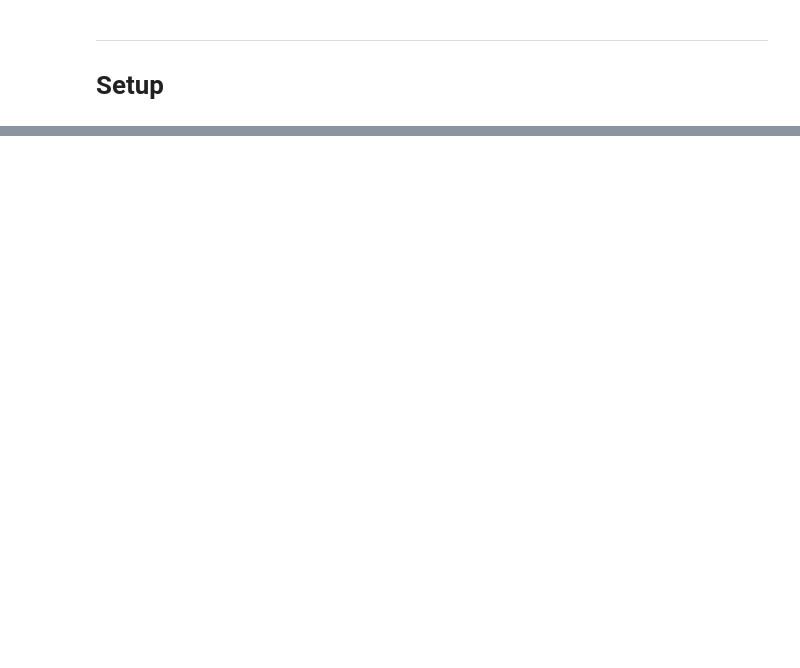
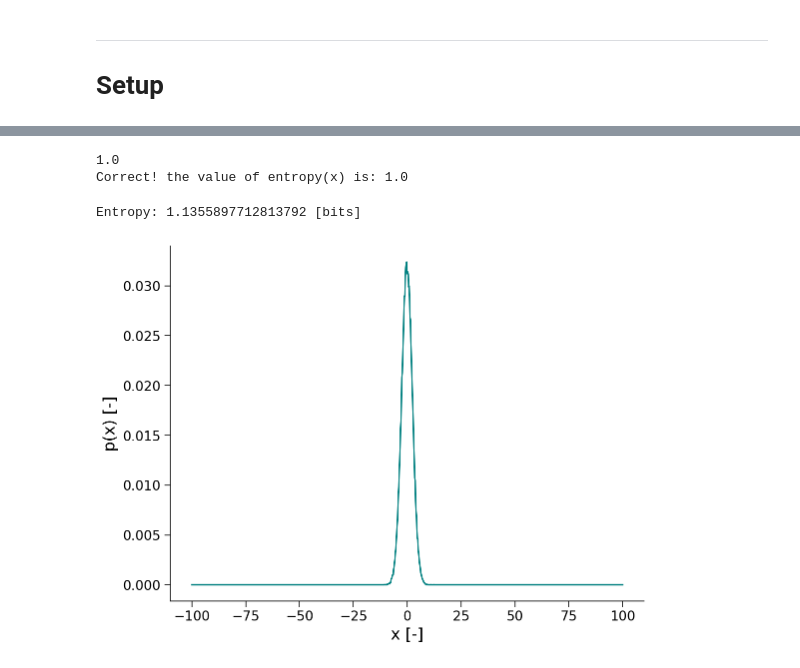
Before and after one commit to rmaffulli/MI_tutorial, a Jupyter notebook: MI_tutorial.ipynb, the cells around one changed output, grey strips where cells are left out. Saved outputs shown, nothing was run; the diff lists cells and outputs as text; code cells hidden in the pictures; blank space fills up the shorter version.

```diff
--- a/MI_tutorial.ipynb
+++ b/MI_tutorial.ipynb
@@ -29,9 +69,0 @@ We are now going to test a couple of things. Hold on.
-# %%
-x = np.asarray([1, 2, 3, 4, 5, 6])
-y = 2*x
-with plt.xkcd():
-  # This figure will be in XKCD-style
-  fig1 = plt.figure()
-  plt.plot(x,y)
-  plt.xlabel('x axis (-)')
-  plt.ylabel('y axis (-)')
@@ -39,0 +139,54 @@ with plt.xkcd():
+# %%
+def marginal_p(x):
+  # returns marginal probabiltiy of random variable X based on observations x
+  # x is a column vector: rows are the trials
+  # find unique values of x and count the number of occurrences across trials
+  x_values, p_x = np.unique(x, axis=0, return_counts=True)
+  # calculate probabilities of each occurrences
+  p_x = p_x/np.shape(x)[0]
+  # return probability vector
+  return p_x
+
+
+def entropy(x):
+  # returns entropy of random variable X
+  # x is a column vector: rows are the trials
+  # initialize entropy
+  ent = 0
+  # calculate marginal probability
+  p_x = marginal_p(x)
+  # calculate entropy
+  for p in p_x:
+    ent += p*np.log2(1/p)
+  # return entropy
+  return ent
+
+x = np.asarray([1, 1, 0, 0])
+print(entropy(x))
+if entropy(x) == 1:
+  print("Correct! the value of entropy(x) is: " + str(entropy(x)))
+else:
+  raise NotImplementedError("Wrong values of entropy, double check the implementation of entropy and marginal functions")
+# %% [output]
+1.0
+Correct! the value of entropy(x) is: 1.0
+# %%
+#@title Entropy of a Gaussian random variable { run: "auto" }
+mean = 0
+std = 2.5 #@param {type:"slider", min:0.5, max:20, step:0.5}
+trials = 99910 #@param {type:"slider", min:10, max:100000, step:100}
+
+x = np.random.normal(mean,std,trials)
+bins = np.linspace(mean-100,mean+100,1000)
+x_binned = np.zeros_like(bins)
+for i in np.digitize(x,bins,right=True):
+  x_binned[i-1] += 1
+p_x = x_binned/sum(x_binned)
+_ = plt.plot(bins,p_x,color='teal')
+plt.xlabel('x [-]')
+plt.ylabel('p(x) [-]')
+
+print("Entropy: " + str(entropy(x_binned)) + " [bits]")
+# %% [output]
+Entropy: 1.1355897712813792 [bits]
+[figure, added]
```
Also changed, not shown: parts of 48 cells of this notebook.
